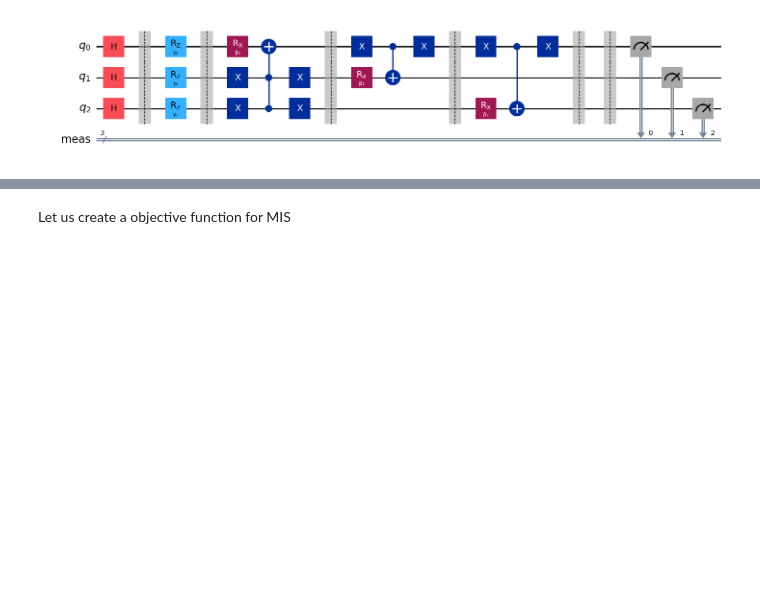
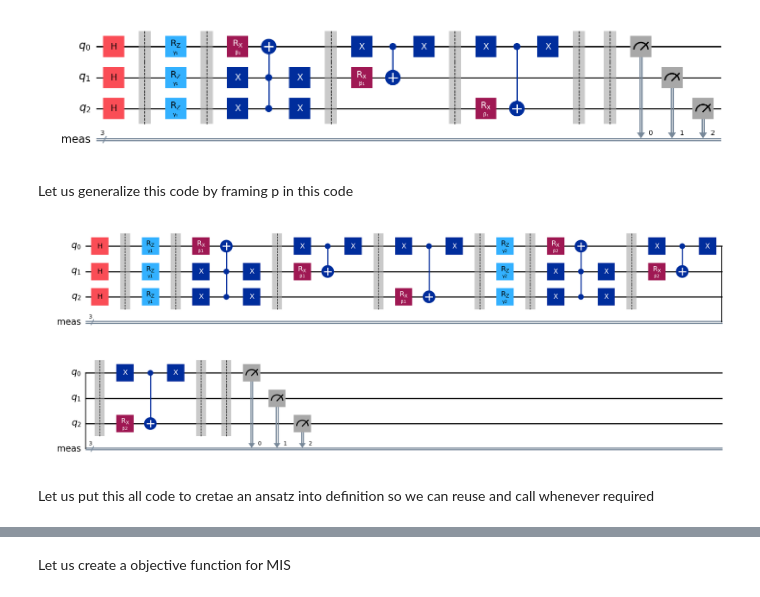
Before and after one commit to Matrixmang0/MIS-QAOA, a Jupyter notebook: Untitled.ipynb, the cells around one changed output, grey strips where cells are left out. Drawn from its saved outputs; the diff is of its cells as text; code cells hidden in the pictures; blank space fills up the shorter version.

Commit message:
Created generalized function for MIS Ansatz

```diff
--- a/Untitled.ipynb
+++ b/Untitled.ipynb
@@ -259,3 +259,55 @@ qc.measure_all()
 qc.draw('mpl')
 # %% [output]
 [figure]
+# %% [markdown]
+Let us generalize this code by framing p in this code
+# %%
+from qiskit.circuit import QuantumCircuit
+from qiskit.circuit import Parameter
+
+p = 2
+
+qc = QuantumCircuit(num_nodes1)
+for i in range(num_nodes1):
+    qc.h(i)
+
+qc.barrier()
+
+gamma_params = []
+beta_params = []
+
+for rep in range(p):
+
+    gamma_params.append(Parameter(f'γ{rep+1}'))
+    beta_params.append(Parameter(f'β{rep+1}'))
+
+    for i in range(num_nodes1):
+        qc.rz(gamma_params[rep], i)
+
+    qc.barrier()
+
+    for node in range(num_nodes1):
+        visited_dest = []
+        for edge in edgesG1:
+            if edge[0]==node and edge[1] not in visited_dest:
+                qc.x(edge[1])
+                visited_dest.append(edge[1])
+            elif edge[1]==node and edge[0] not in visited_dest:
+                qc.x(edge[0])
+                visited_dest.append(edge[0])
+        if len(visited_dest) != 0:
+            qc.rx(beta_params[rep], node)
+            qc.mcx(visited_dest, node)
+            for qubit in visited_dest:
+                qc.x(qubit)
+            qc.barrier()
+
+        visited_dest = []
+
+qc.measure_all()
+
+qc.draw('mpl')
+# %% [output]
+[figure, added]
+# %% [markdown]
+Let us put this all code to cretae an ansatz into definition so we can reuse and call whenever required
```
Also changed, not shown: parts of 15 cells of this notebook, 1 other file.
